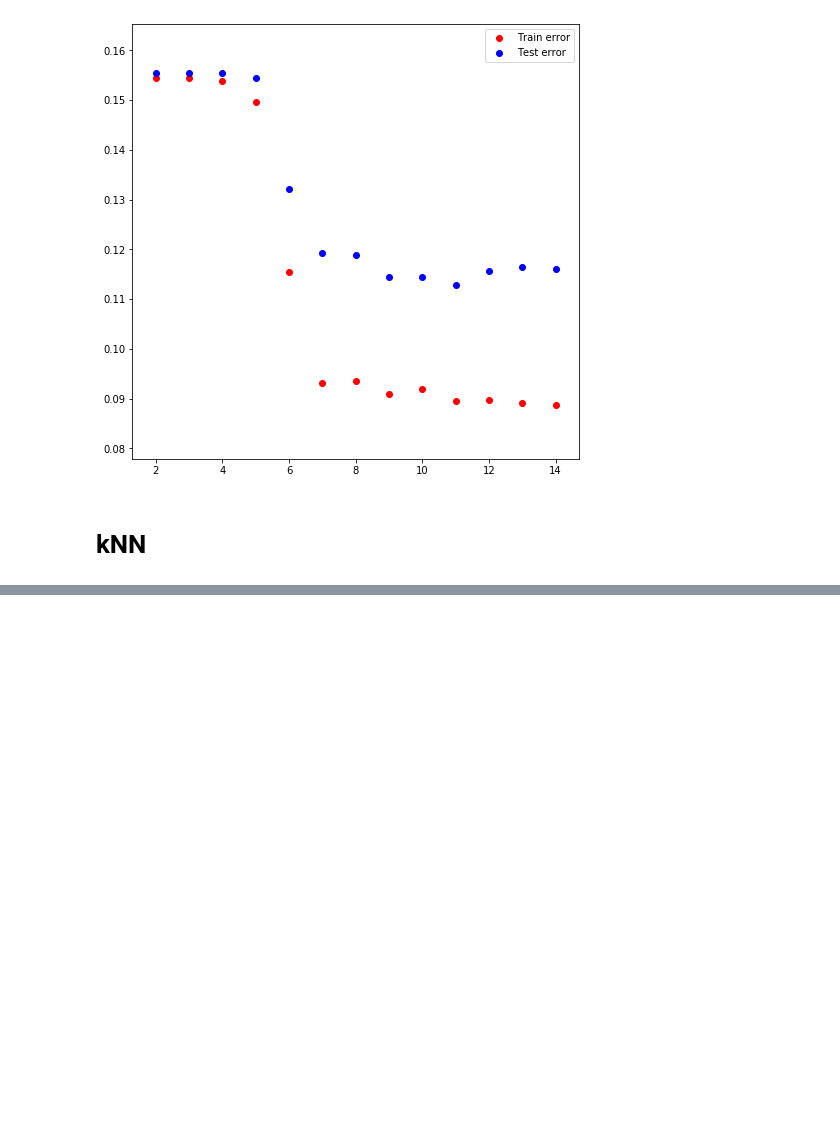
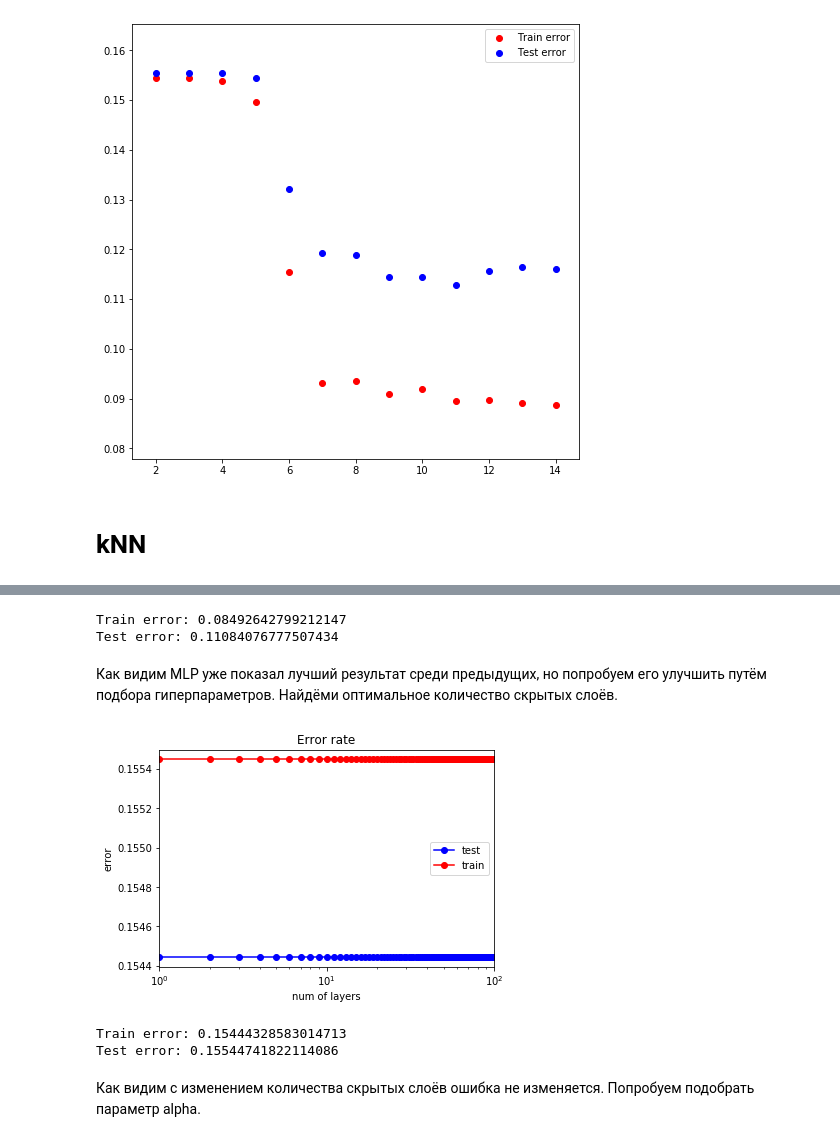
Before and after one commit to spacesh1p/MLHomeWorks, a Jupyter notebook: online_shoppers.ipynb, the cells around one changed output, grey strips where cells are left out. Saved outputs shown, nothing was run; the diff lists cells and outputs as text; code cells hidden in the pictures; blank space fills up the shorter version.

```diff
--- a/online_shoppers.ipynb
+++ b/online_shoppers.ipynb
@@ -657,0 +662,4 @@ Max test error 0.1567991349013247 with 30 neighbors and 5 components
+# %%
+from sklearn.neural_network import MLPClassifier
+mlp_model = MLPClassifier(solver = 'lbfgs', activation = 'logistic', random_state = 19)
+mlp_model.fit(X_train, Y_train)
@@ -657,0 +674,43 @@ Max test error 0.1567991349013247 with 30 neighbors and 5 components
+# %%
+y_train_pred = mlp_model.predict(X_train)
+y_test_pred = mlp_model.predict(X_test)
+# %%
+print('Train error: {}'.format(1- mlp_model.score(X_train, Y_train)))
+print('Test error: {}'.format(1 - mlp_model.score(X_test, Y_test)))
+# %% [output]
+Train error: 0.08492642799212147
+Test error: 0.11084076777507434
+# %% [markdown]
+Как видим MLP уже показал лучший результат среди предыдущих, но попробуем его улучшить путём подбора гиперпараметров.
+Найдёми оптимальное количество скрытых слоёв.
+# %%
+err_train_arr = []
+err_test_arr = []
+
+for i in range(1, 100):
+    mlp_model = MLPClassifier(hidden_layer_sizes = (i,), solver = 'lbfgs', activation = 'logistic', random_state = 19)
+    mlp_model.fit(X_train, Y_train)
+    err_train_arr.append(np.mean(Y_train != y_train_pred))
+    err_test_arr.append(np.mean(Y_test != y_test_pred))
+# %%
+plt.semilogx(range(1, 100), err_train_arr, 'b-o', label = 'test')
+plt.semilogx(range(1, 100), err_test_arr, 'r-o', label = 'train')
+plt.xlim([1, 100])
+plt.title('Error rate')
+plt.xlabel('num of layers')
+plt.ylabel('error')
+plt.legend()
+pass
+# %% [output]
+[figure, added]
+# %%
+min_train_err = np.min(err_train_arr)
+min_test_err = np.min(err_test_arr)
+print('Train error: {}'.format(min_train_err))
+print('Test error: {}'.format(min_test_err))
+# %% [output]
+Train error: 0.15444328583014713
+Test error: 0.15544741822114086
+# %% [markdown]
+Как видим с изменением количества скрытых слоёв ошибка не изменяется.
+Попробуем подобрать параметр alpha.
```
Also changed, not shown: parts of 19 cells of this notebook.
